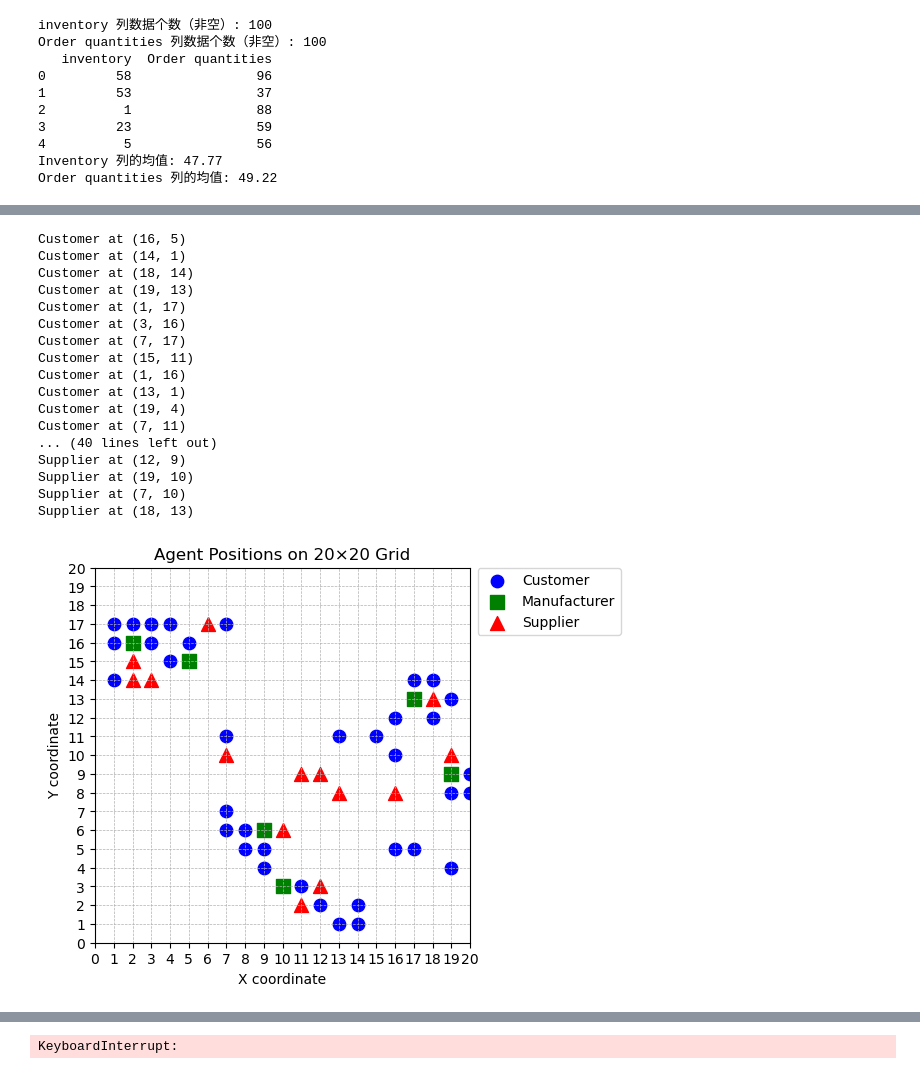
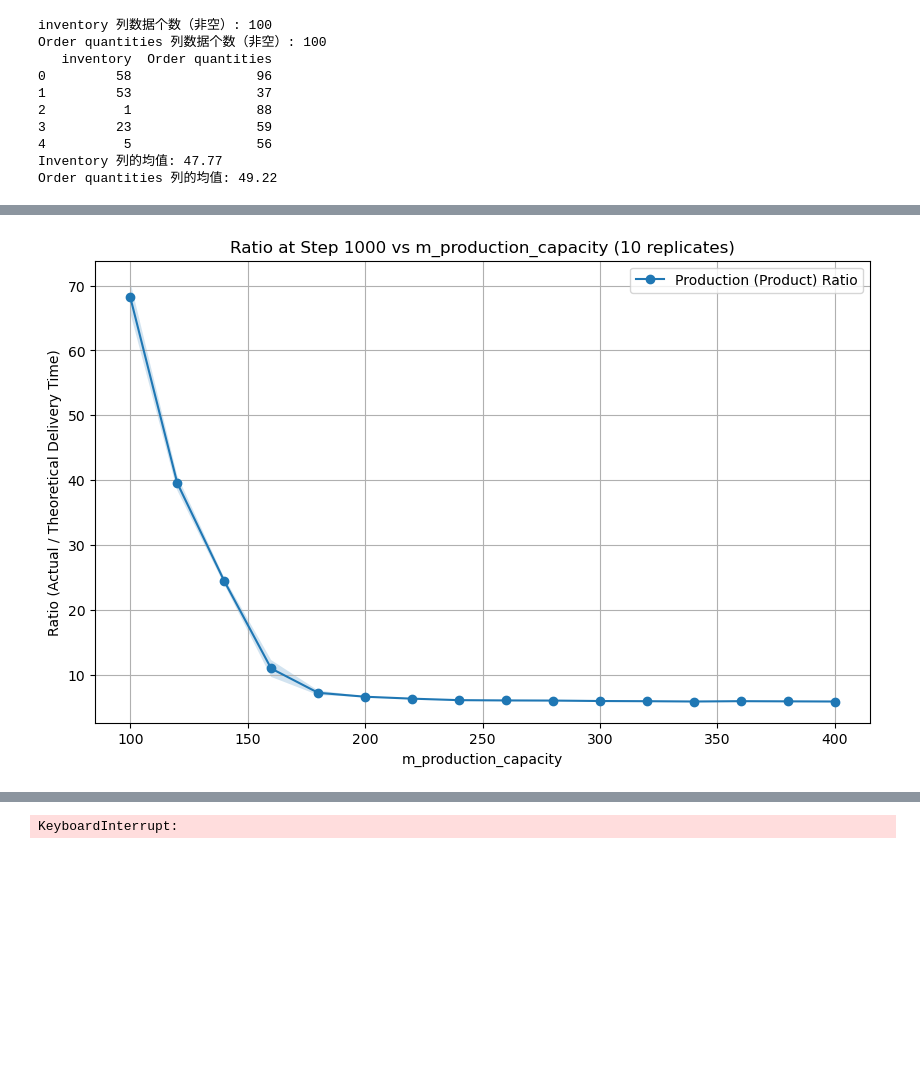
Before and after one commit to ShengGao67/SCNN, a Jupyter notebook: normal state.ipynb, the cells around one changed output, grey strips where cells are left out. Saved outputs shown, nothing was run; the diff lists cells and outputs as text; code cells hidden in the pictures; blank space fills up the shorter version.

```diff
--- a/normal state.ipynb
+++ b/normal state.ipynb
@@ -111,10 +126,9 @@ sup_pos = [
 # %%
-total_steps = 500
+total_steps = 2000
 num_replicates = 2
-m_production_values = range(100,420,40)
+m_production_values = range(100,420,20)
 prod_results = []  # 每个 m_production_capacity 下的 product ratio 列表
 mat_results = []   # 每个 m_production_capacity 下的 material ratio 列表
-ratio_vals = [m_prod / 400 for m_prod in m_production_values]
 for m_prod in m_production_values:
     prod_list = []
     mat_list = []
@@ -126,105 +140,47 @@ for m_prod in m_production_values:
                  inventory_list=inventory_list,
                  cust_demand_multiplier=1.0,
                  m_production_capacity=m_prod,
-                 m_inventory_capacity_product=400,
-                 m_inventory_capacity_material=800,
-                 s_material_capacity=240,
+                 m_inventory_capacity_product=700,
+                 m_inventory_capacity_material=1000,
+                 s_material_capacity=200,
                  agent_mode="homogeneous",  # 这里可以选择 "heterogeneous" 或其他模式
-                 logistics_speed=2.0,
+                 logistics_speed=1000,
                  rm_procurement_mode="gap_based",
                  rm_reorder_point=400,
-                 rm_reorder_target=800,
-                 rm_purchase_multiplier=1.5,
-                 rm_produce_multiplier=1.5,
+                 rm_reorder_target=900,
+                 rm_purchase_multiplier=1.2,
+                 rm_produce_multiplier=1.2,
                  product_order_mode="normal",
                  material_order_mode="normal",
                  num_customers=36,
                  num_manufacturers=6,
                  num_suppliers=14)
         for t in range(1, total_steps+1):
             model.step()
         prod_orders = [o for o in model.delivered_orders if o.order_type == "product" and o.actual_delivery_time is not None]
         sum_actual_prod = sum(o.actual_delivery_time for o in prod_orders)
         sum_theoretical_prod = sum(o.theoretical_delivery_time for o in prod_orders)
         ratio_prod = sum_actual_prod / sum_theoretical_prod if sum_theoretical_prod > 0 else None
         prod_list.append(ratio_prod if ratio_prod is not None else 0)
     prod_results.append(prod_list)
-cust_pos = [c.pos for c in model.customers]
-man_pos  = [m.pos for m in model.manufacturers]
-sup_pos  = [s.pos for s in model.suppliers]
-for x,y in cust_pos:
-    print("Customer at", (x,y))
-for x,y in man_pos:
-    print("Manufacturer at", (x,y))
-for x,y in sup_pos:
-    print("Supplier at", (x,y))
-# 拆分成 x 和 y
-cust_x, cust_y = zip(*cust_pos)
-man_x,  man_y  = zip(*man_pos)
-sup_x,  sup_y  = zip(*sup_pos)
-
-fig, ax = plt.subplots(figsize=(6,6))
-
-# 散点
-ax.scatter(cust_x, cust_y, c='blue',  marker='o', s= 80, label='Customer')
-ax.scatter(man_x,  man_y, c='green', marker='s', s=100, label='Manufacturer')
-ax.scatter(sup_x,  sup_y, c='red',   marker='^', s=100, label='Supplier')
-
-# 坐标轴和网格
-ax.set_xlim(0, 20)
-ax.set_ylim(0, 20)
-ax.set_xticks(range(21))
-ax.set_yticks(range(21))
-ax.grid(True, linestyle='--', linewidth=0.5)
-ax.set_xlabel('X coordinate')
-ax.set_ylabel('Y coordinate')
-ax.set_title('Agent Positions on 20×20 Grid')
-
-# 强制保持子图为正方形
-ax.set_aspect('equal', adjustable='box')
-
-# 图例放到外面
-ax.legend(bbox_to_anchor=(1.02, 1), loc='upper left', borderaxespad=0)
-
-# 收紧子图右边距，给图例留出空间
-plt.subplots_adjust(right=0.75)
-
-plt.show()
 
 
 
 # 计算均值和标准差
 prod_means = [np.mean(x) for x in prod_results]
 prod_stds = [np.std(x) for x in prod_results]
 
 plt.figure(figsize=(10,6))
 x = np.array(list(m_production_values))
 prod_means = np.array(prod_means)
 prod_stds = np.array(prod_stds)
 plt.plot(x, prod_means, 'o-', label='Production (Product) Ratio')
 plt.fill_between(x, prod_means - prod_stds, prod_means + prod_stds, alpha=0.2)
 plt.xlabel('m_production_capacity')
 plt.ylabel('Ratio (Actual / Theoretical Delivery Time)')
 plt.title('Ratio at Step 1000 vs m_production_capacity (10 replicates)')
 plt.legend()
 plt.grid(True)
 plt.show()
 # %% [output]
-Customer at (16, 5)
-Customer at (14, 1)
-Customer at (18, 14)
-Customer at (19, 13)
-Customer at (1, 17)
-Customer at (3, 16)
-Customer at (7, 17)
-Customer at (15, 11)
-Customer at (1, 16)
-Customer at (13, 1)
-Customer at (19, 4)
-Customer at (7, 11)
-... (40 lines left out)
-Supplier at (12, 9)
-Supplier at (19, 10)
-Supplier at (7, 10)
-Supplier at (18, 13)
-[figure, old version]
+[figure, new version]
```
Also changed, not shown: parts of 6 cells of this notebook, 2 other files.
